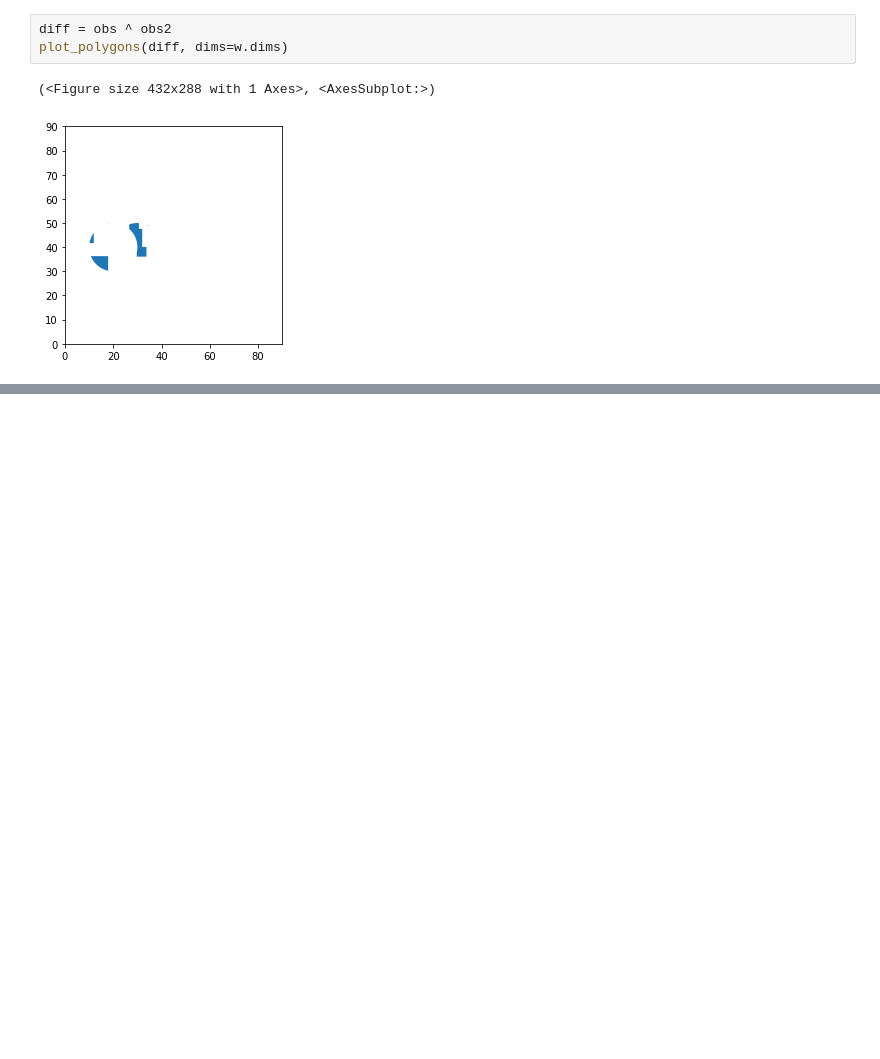
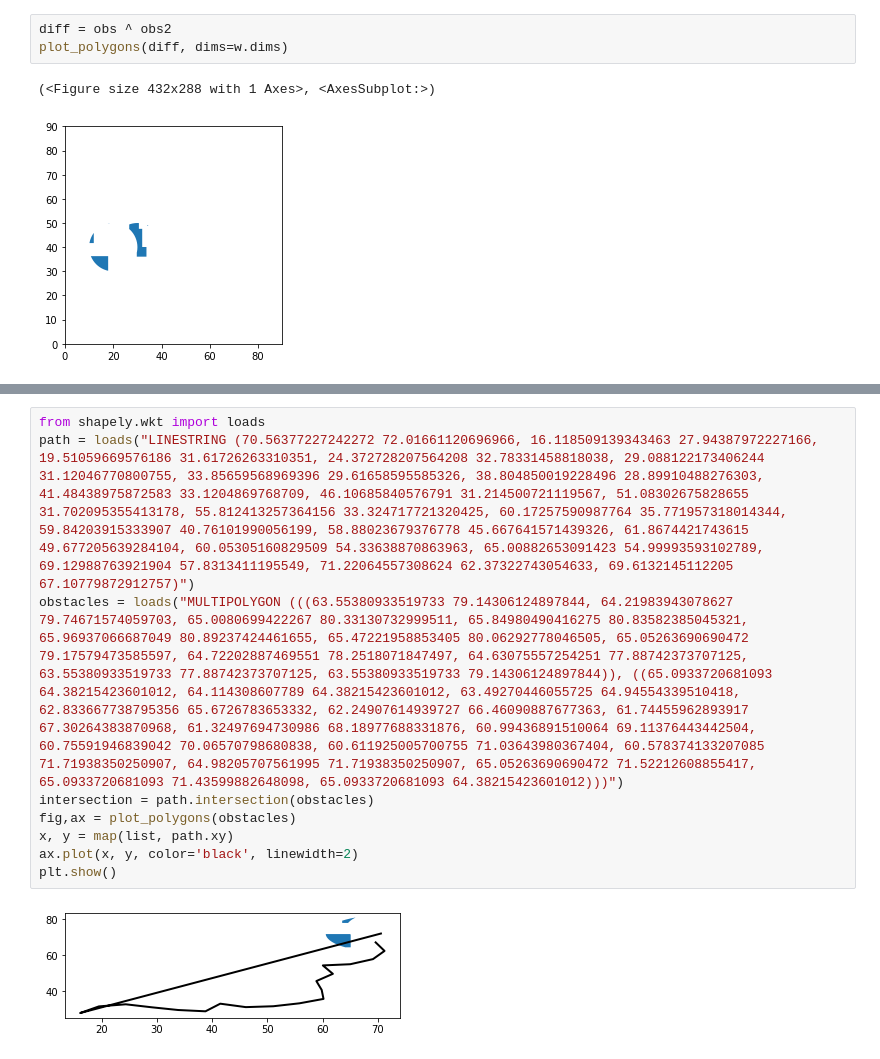
Before and after one commit to ishanchadha01/7649-project, a Jupyter notebook: dev.ipynb, the cells around one changed output, grey strips where cells are left out. Drawn from its saved outputs; the diff is of its cells as text; blank space fills up the shorter version.

```diff
--- a/dev.ipynb
+++ b/dev.ipynb
@@ -33,0 +53,11 @@ plot_polygons(diff, dims=w.dims)
+# %%
+from shapely.wkt import loads
+path = loads("LINESTRING (70.56377227242272 72.01661120696966, 16.118509139343463 27.94387972227166, 19.51059669576186 31.61726263310351, 24.372728207564208 32.78331458818038, 29.088122173406244 31.12046770800755, 33.85659568969396 29.61658595585326, 38.804850019228496 28.89910488276303, 41.48438975872583 33.1204869768709, 46.10685840576791 31.214500721119567, 51.08302675828655 31.702095355413178, 55.812413257364156 33.324717721320425, 60.17257590987764 35.771957318014344, 59.84203915333907 40.76101990056199, 58.88023679376778 45.667641571439326, 61.8674421743615 49.677205639284104, 60.05305160829509 54.33638870863963, 65.00882653091423 54.99993593102789, 69.12988763921904 57.8313411195549, 71.22064557308624 62.37322743054633, 69.6132145112205 67.10779872912757)")
+obstacles = loads("MULTIPOLYGON (((63.55380933519733 79.14306124897844, 64.21983943078627 79.74671574059703, 65.0080699422267 80.33130732999511, 65.84980490416275 80.83582385045321, 65.96937066687049 80.89237424461655, 65.47221958853405 80.06292778046505, 65.05263690690472 79.17579473585597, 64.72202887469551 78.2518071847497, 64.63075557254251 77.88742373707125, 63.55380933519733 77.88742373707125, 63.55380933519733 79.14306124897844)), ((65.0933720681093 64.38215423601012, 64.114308607789 64.38215423601012, 63.49270446055725 64.94554339510418, 62.833667738795356 65.6726783653332, 62.24907614939727 66.46090887677363, 61.74455962893917 67.30264383870968, 61.32497694730986 68.18977688331876, 60.99436891510064 69.11376443442504, 60.75591946839042 70.06570798680838, 60.611925005700755 71.03643980367404, 60.578374133207085 71.71938350250907, 64.98205707561995 71.71938350250907, 65.05263690690472 71.52212608855417, 65.0933720681093 71.43599882648098, 65.0933720681093 64.38215423601012)))")
+intersection = path.intersection(obstacles)
+fig,ax = plot_polygons(obstacles)
+x, y = map(list, path.xy)
+ax.plot(x, y, color='black', linewidth=2)
+plt.show()
+# %% [output]
+[figure, added]
```
Also changed, not shown: parts of 2 cells of this notebook, 8 other files.
